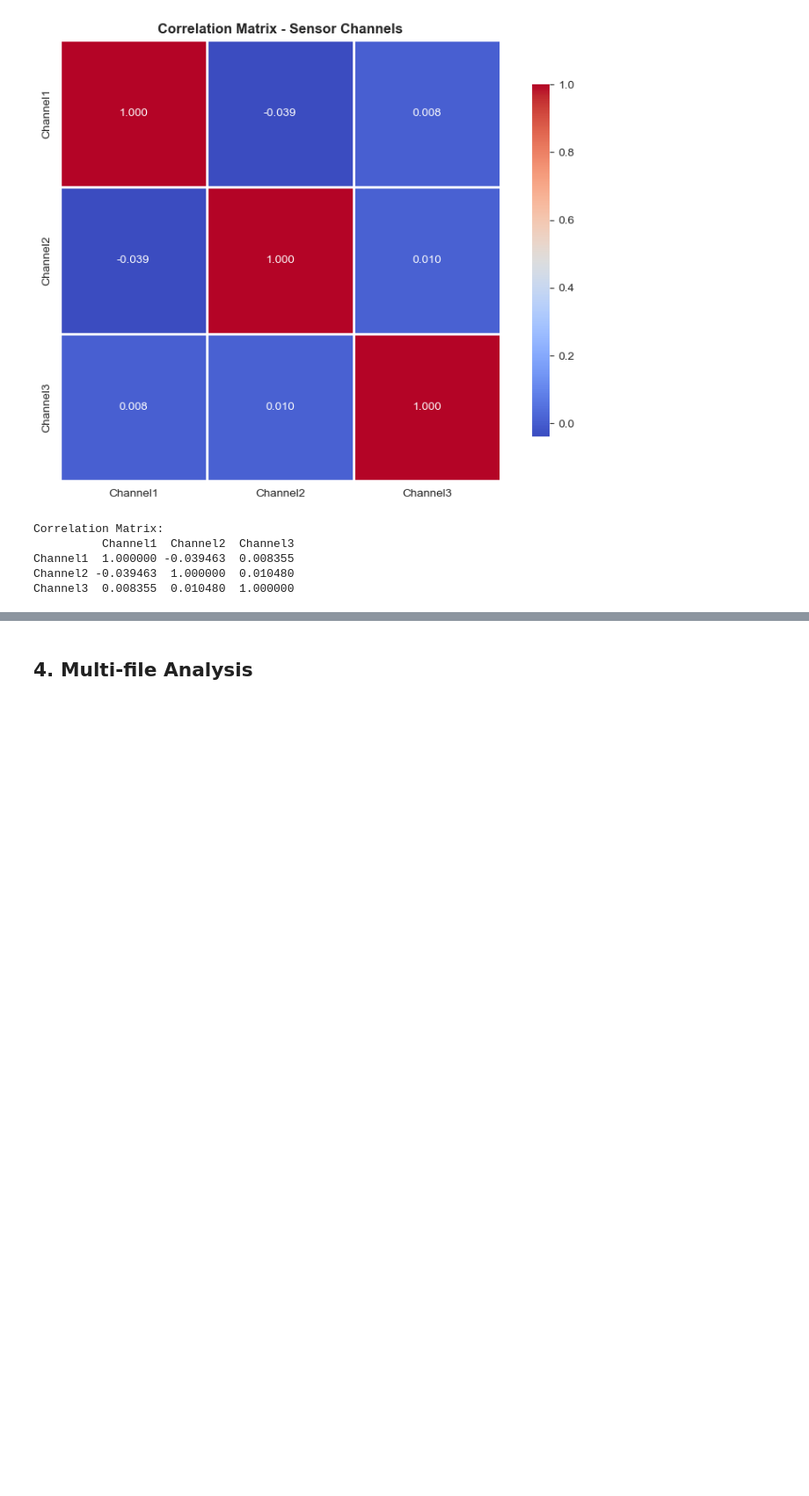
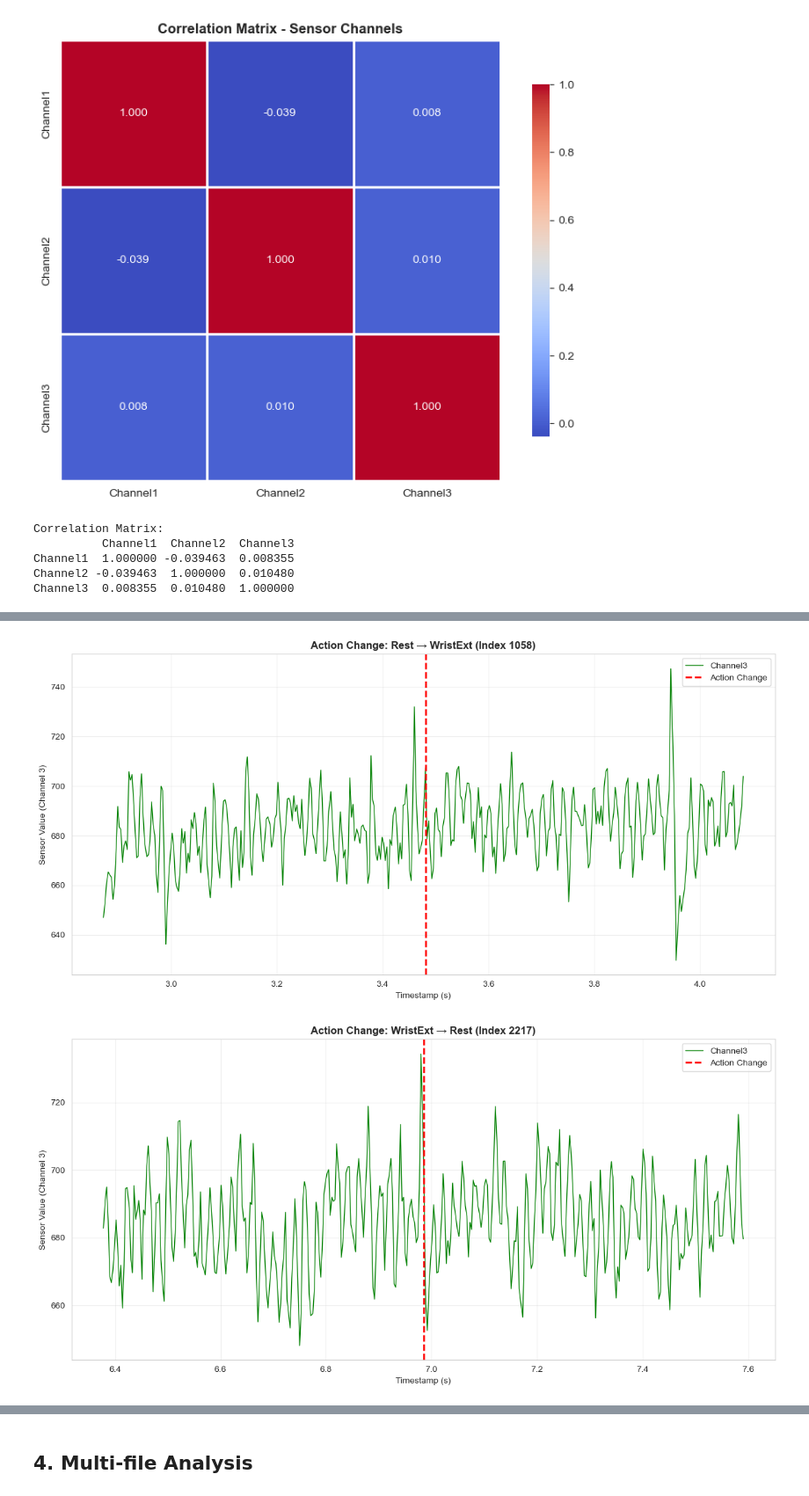
Before and after one commit to badralmahouri/npulse-software, a Jupyter notebook: notebooks/eda.ipynb, the cells around one changed output, grey strips where cells are left out. Shown at 88% size. Drawn from its saved outputs; the diff is of its cells as text; code cells hidden in the pictures; blank space fills up the shorter version.

```diff
--- a/notebooks/eda.ipynb
+++ b/notebooks/eda.ipynb
@@ -168,0 +220,40 @@ Channel3  0.008355  0.010480  1.000000
+# %%
+# Plot sensor channels around action changes
+import matplotlib.pyplot as plt
+
+# Find indices where Action1 changes (skip the first row if it's the start)
+change_indices = df[df['Action1'].ne(df['Action1'].shift())].index[1:]
+
+# Define window size (number of samples before and after change)
+window = 200
+
+# Plot for each change (limit to first 5 for brevity)
+for i, idx in enumerate(change_indices[:5]):
+    start_idx = max(0, idx - window)
+    end_idx = min(len(df) - 1, idx + window)
+
+    subset = df.iloc[start_idx:end_idx]
+
+    fig, ax = plt.subplots(figsize=(12, 6))
+
+    ax.plot(subset['Timestamp'], subset['Channel3'], label='Channel3', linewidth=1, color='green')
+
+    # Mark the change point
+    change_time = df.loc[idx, 'Timestamp']
+    ax.axvline(x=change_time, color='red', linestyle='--', linewidth=2, label='Action Change')
+
+    # Get action before and after
+    prev_action = df.loc[idx-1, 'Action1'] if idx > 0 else 'Start'
+    current_action = df.loc[idx, 'Action1']
+
+    ax.set_title(f'Action Change: {prev_action} → {current_action} (Index {idx})', fontsize=12, fontweight='bold')
+    ax.set_xlabel('Timestamp (s)', fontsize=10)
+    ax.set_ylabel('Sensor Value (Channel 3)', fontsize=10)
+    ax.legend()
+    ax.grid(alpha=0.3)
+
+    plt.tight_layout()
+    plt.show()
+# %% [output]
+[figure, added]
+[figure, added]
```
Also changed, not shown: parts of 11 cells of this notebook, 12 other files.
